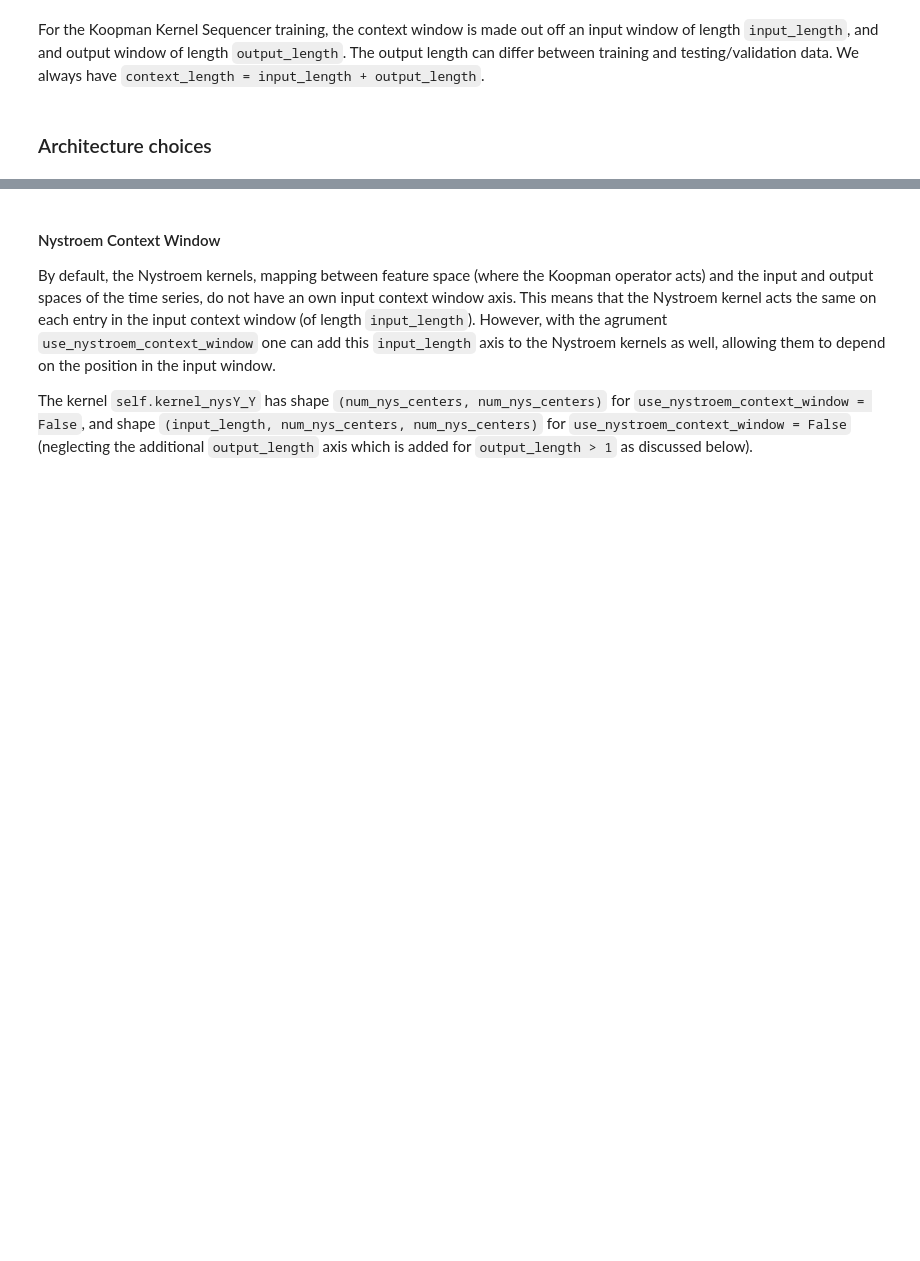
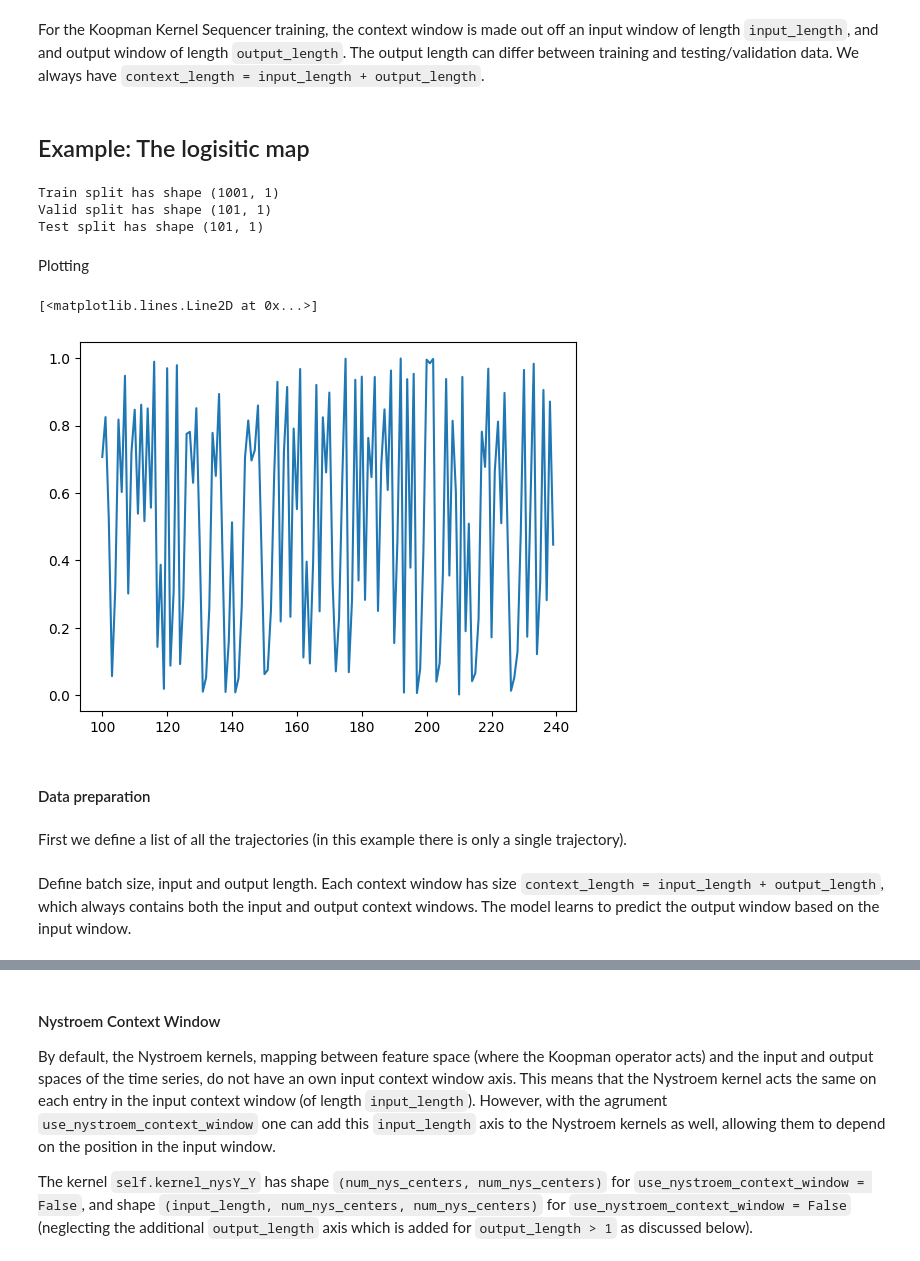
Before and after one commit to ejbrun/koopkernel_sequencer, a Jupyter notebook: examples/intro_koopkernelseq.ipynb, the cells around one changed output, grey strips where cells are left out. Cells and saved outputs as stored; diff of their text form; code cells hidden in the pictures; blank space fills up the shorter version.

```diff
--- a/examples/intro_koopkernelseq.ipynb
+++ b/examples/intro_koopkernelseq.ipynb
@@ -83,5 +83,43 @@ context_window.shape
 For more details see https://kooplearn.readthedocs.io/latest/examples/context_windows.html.
 # %% [markdown]
 For the Koopman Kernel Sequencer training, the context window is made out off an input window of length `input_length`, and and output window of length `output_length`. The output length can differ between training and testing/validation data. We always have `context_length = input_length + output_length`.
-# %% [markdown]
-### Architecture choices
+# %% [markdown]
+## Example: The logisitic map
+# %%
+from kooplearn.datasets import LogisticMap
+from matplotlib import pyplot as plt
+
+# Defining the number of samples for each data split
+train_samples = 1000
+valid_samples = 100
+test_samples = 100
+
+logmap = LogisticMap(N = 20, rng_seed = 0) # Setting the rng_seed for reproducibility
+
+initial_condition = 0.5 # Setting the initial condition x_0 to start sampling the map
+
+datasets = {
+    'train': logmap.sample(initial_condition, train_samples),
+    'valid': logmap.sample(initial_condition, valid_samples),
+    'test': logmap.sample(initial_condition, test_samples),
+}
+
+for split, ds in datasets.items():
+    print(f"{split.capitalize()} split has shape {ds.shape}")
+# %% [output]
+Train split has shape (1001, 1)
+Valid split has shape (101, 1)
+Test split has shape (101, 1)
+# %% [markdown]
+Plotting
+# %%
+fig, ax = plt.subplots(ncols=1)
+
+idx_range = range(100, 240)
+
+ax.plot(idx_range, datasets["train"][idx_range])
+# %% [output]
+[<matplotlib.lines.Line2D at 0x...>]
+[figure, added]
+# %% [markdown]
+#### Data preparation
@@ -87,0 +132,2 @@ For the Koopman Kernel Sequencer training, the context window is made out off an
+# %% [markdown]
+First we define a list of all the trajectories (in this example there is only a single trajectory).
@@ -87,0 +138,2 @@ For the Koopman Kernel Sequencer training, the context window is made out off an
+# %% [markdown]
+Define batch size, input and output length. Each context window has size `context_length = input_length + output_length`, which always contains both the input and output context windows. The model learns to predict the output window based on the input window.
```
Also changed, not shown: parts of 32 cells of this notebook, 1 other file.
